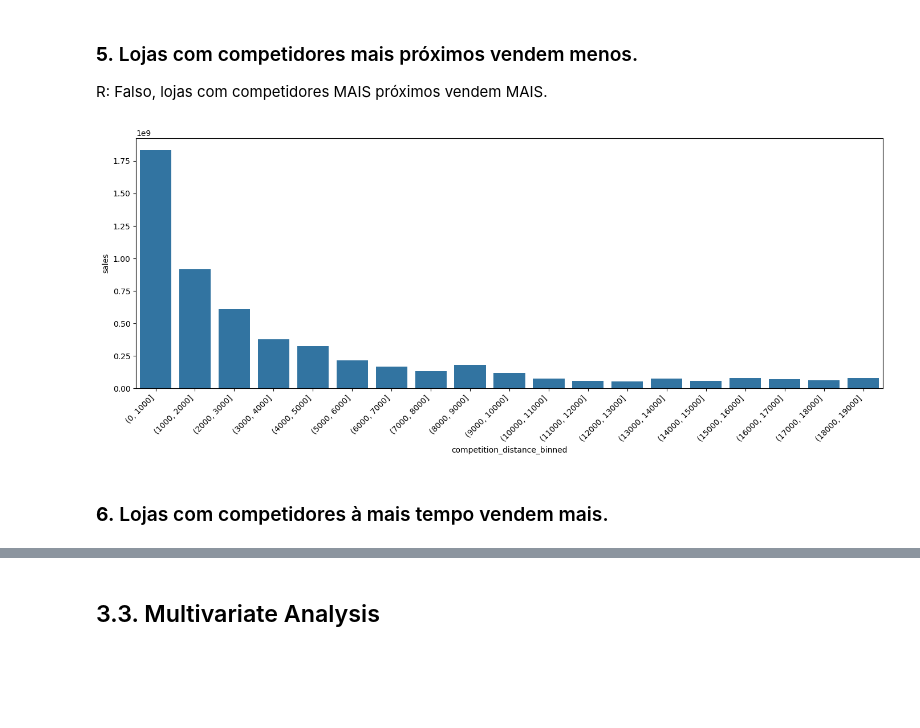
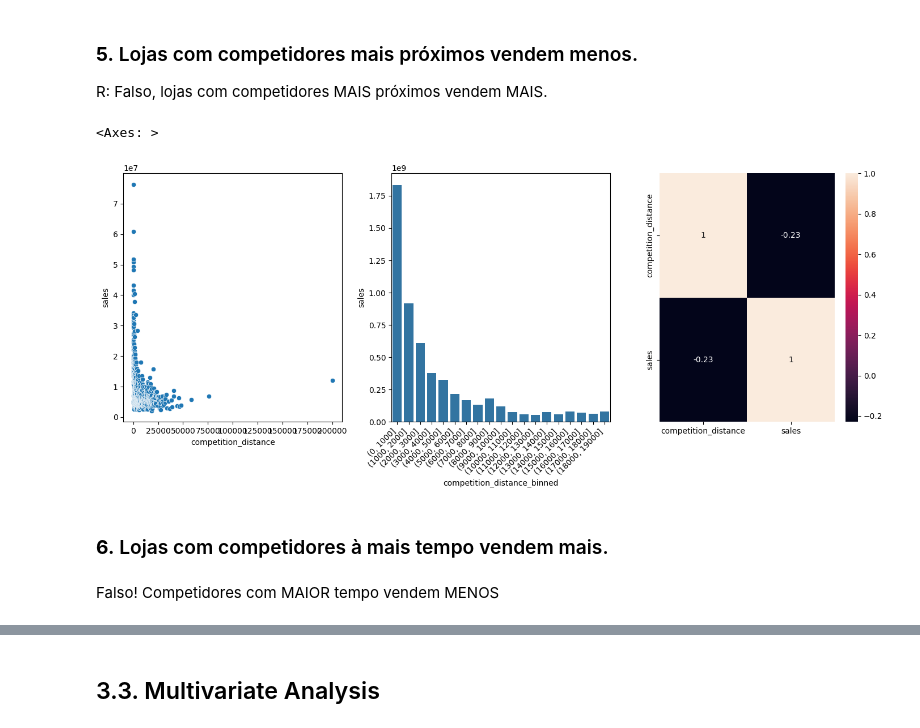
Before and after one commit to jessicannunes/Previsao_vendas_LojasRossmann, a Jupyter notebook: notbooks/m04_vd01_store_sales_prediction.ipynb, the cells around one changed output, grey strips where cells are left out. Cells and saved outputs as stored; diff of their text form; code cells hidden in the pictures; blank space fills up the shorter version.

```diff
--- a/notbooks/m04_vd01_store_sales_prediction.ipynb
+++ b/notbooks/m04_vd01_store_sales_prediction.ipynb
@@ -649,21 +649,33 @@ R: Falso, lojas com competidores MAIS próximos vendem MAIS.
 # %%
 # usar bin de 10 em 10 para melhor visualização
 plt.figure(figsize=(14,6))
 
 aux1 = df4[['competition_distance', 'sales']].groupby('competition_distance').sum().reset_index()
-(x='competition_distance')
 
+# correlação
+plt.subplot(1,3,1)
+sns.scatterplot(x='competition_distance', y='sales', data=aux1)
+
+plt.subplot(1,3,2)
 #aplicando o range
-#bins = list(np.arange(0, 20000, 1000))
+bins = list(np.arange(0, 20000, 1000))
 
 #agrupando os bins
-#aux1['competition_distance_binned'] = pd.cut(aux1['competition_distance'], bins=bins)
-#aux2 = aux1[['competition_distance_binned', 'sales']].groupby('competition_distance_binned').sum().reset_index()
+aux1['competition_distance_binned'] = pd.cut(aux1['competition_distance'], bins=bins)
+aux2 = aux1[['competition_distance_binned', 'sales']].groupby('competition_distance_binned').sum().reset_index()
 
-#sns.barplot(data=aux2, x='competition_distance_binned', y='sales')
-#plt.xticks(rotation=45, ha='right')
-#plt.tight_layout()
+sns.barplot(data=aux2, x='competition_distance_binned', y='sales')
+plt.xticks(rotation=45, ha='right')
+plt.tight_layout()
+
+#
+plt.subplot(1,3,3)
+
+sns.heatmap(aux1.select_dtypes(include=['number']).corr(method='pearson'), annot=True)
 # %% [output]
+<Axes: >
-[figure, old version]
+[figure, new version]
 # %% [markdown]
 ### **6.** Lojas com competidores à mais tempo vendem mais.
+# %% [markdown]
+Falso! Competidores com MAIOR tempo vendem MENOS
```
Also changed, not shown: parts of 4 cells of this notebook.
